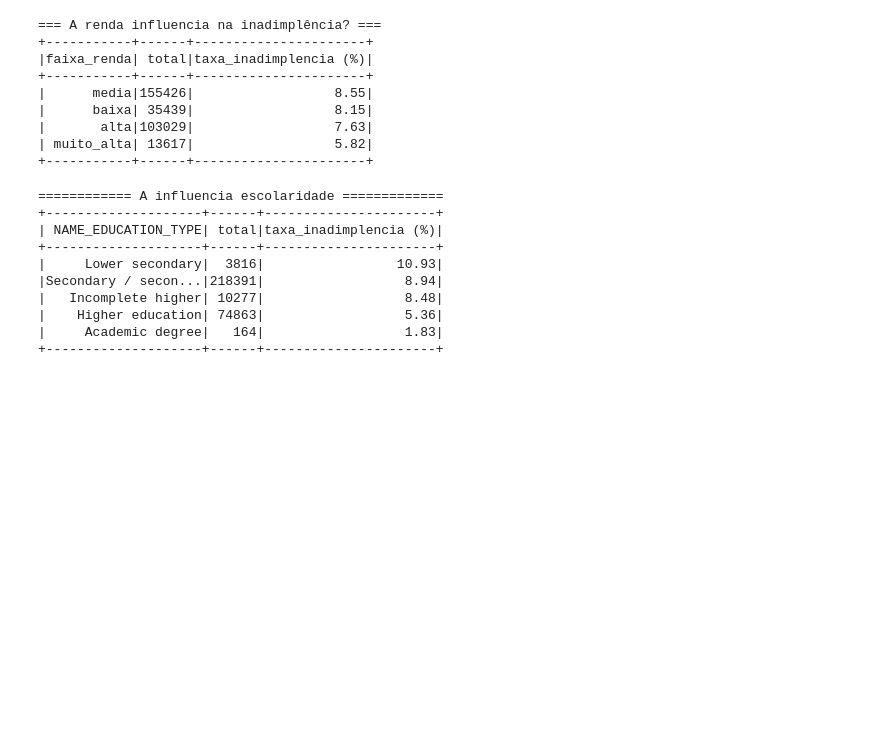
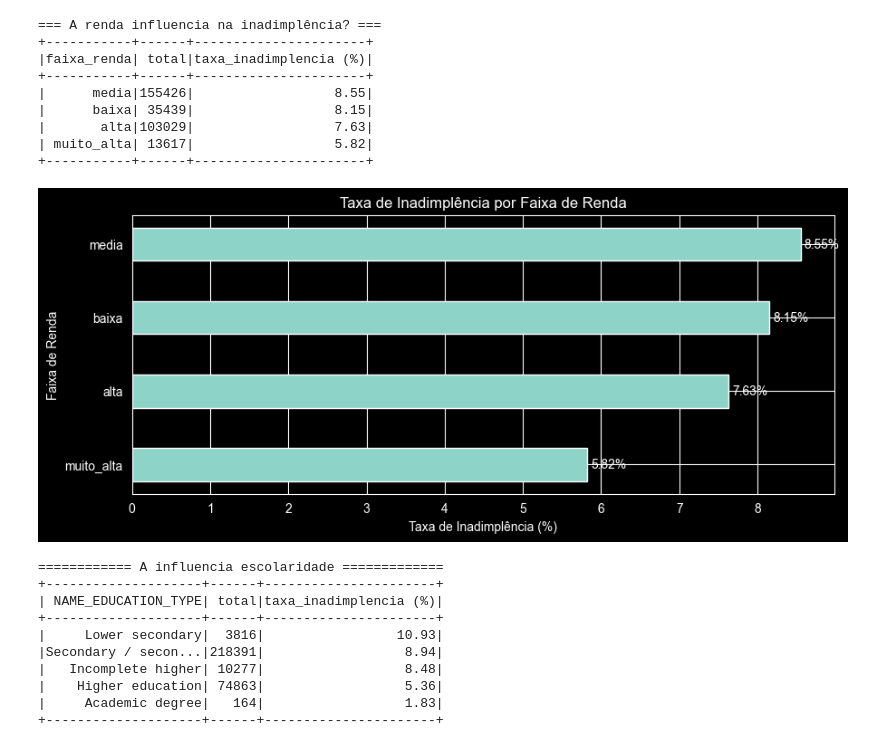
Before and after one commit to IsabelleSeve/Study_Data_Analytics, a Jupyter notebook: 03_inference_and_business.ipynb, the cells around one changed output. Drawn from its saved outputs; the diff is of its cells as text; code cells hidden in the pictures; blank space fills up the shorter version.

```diff
--- a/03_inference_and_business.ipynb
+++ b/03_inference_and_business.ipynb
@@ -130,6 +185,45 @@ df_feat.groupBy("faixa_renda").agg(
 |       alta|103029|                  7.63|
 | muito_alta| 13617|                  5.82|
 +-----------+------+----------------------+
+# %%
+import matplotlib.pyplot as plt
+
+
+df_pd = (
+    df_feat
+    .groupBy("faixa_renda")
+    .agg(
+        count("*").alias("total"),
+        spark_round(
+            avg(col("TARGET").cast("double")) * 100, 2).alias("taxa_inadimplencia")
+    )
+    .orderBy("taxa_inadimplencia", ascending=False)
+    .toPandas()
+)
+
+fig, ax = plt.subplots(figsize=(10,4))
+
+bars = ax.barh(
+    df_pd["faixa_renda"],
+    df_pd["taxa_inadimplencia"],
+    height=0.45
+)
+
+ax.bar_label(
+    bars,
+    padding=3,
+    fmt="%.2f%%"
+)
+
+ax.set_title("Taxa de Inadimplência por Faixa de Renda")
+ax.set_xlabel("Taxa de Inadimplência (%)")
+ax.set_ylabel("Faixa de Renda")
+
+ax.invert_yaxis()
+
+plt.show()
+# %% [output]
+[figure, added]
 # %%
 print("============ A influencia escolaridade =============")
 df_eda.groupBy("NAME_EDUCATION_TYPE").agg(
```
Also changed, not shown: parts of 3 cells of this notebook, 1 other file.
